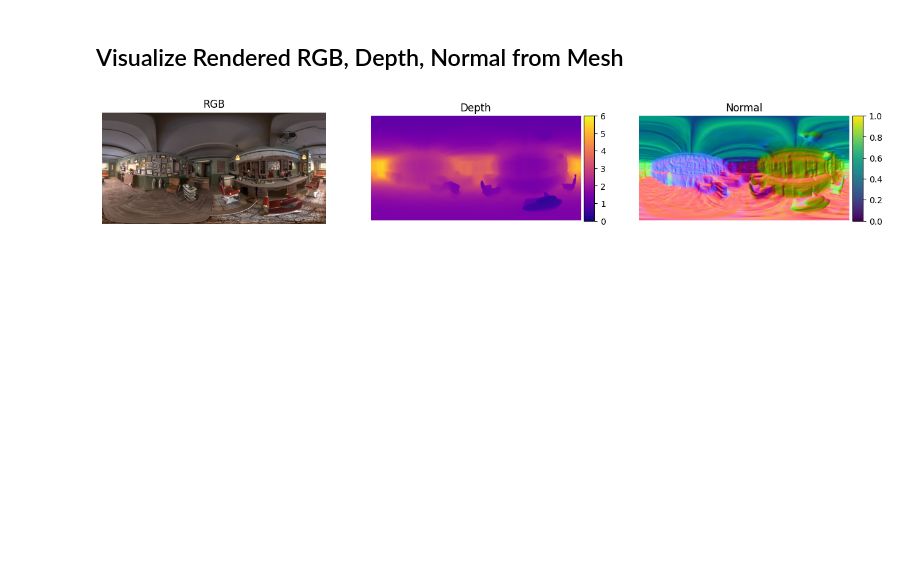
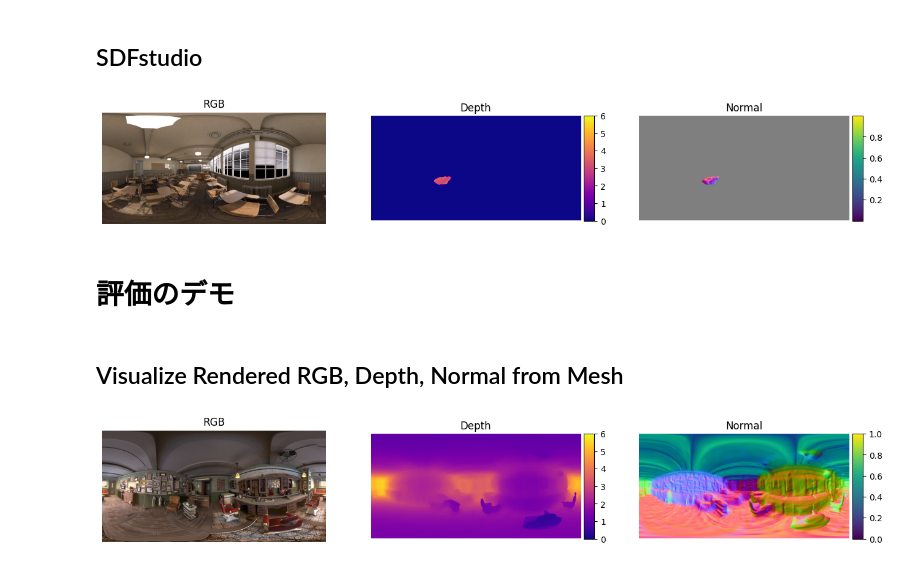
Before and after one commit to gsisaoki/Omnidirectional_Blender_3D_Dataset, a Jupyter notebook: eval_demo.ipynb, the cells around one changed output. Cells and saved outputs as stored; diff of their text form; code cells hidden in the pictures; blank space fills up the shorter version.

```diff
--- a/eval_demo.ipynb
+++ b/eval_demo.ipynb
@@ -14,3 +47,32 @@ from utils.visualize import *
+# %% [markdown]
+## SDFstudio
+# %%
+method = "neus-facto"
+scene = "classroom"
+view_idx = 4
+ply_path = f'/home/jaxa/takama/sdfstudio/meshes/F-{method}-{scene}-Non-Egocentric.ply'
+base_data_dir = f'/home/jaxa/shintaro/datasets/Blender360/{scene}/Non-Egocentric'
+camera_path = os.path.join(base_data_dir, f'cameras/{view_idx:05d}_cam.json')
+gt_rgb_path = os.path.join(base_data_dir, f'images/{view_idx:05d}_rgb.png')
+
+with open(camera_path, 'r') as f:
+    cameras = json.load(f)
+camera_info = cameras[0]
+extrinsics = camera_info["extrinsics"]
+rotation = np.array(extrinsics["rotation"])
+translation = np.array(extrinsics["translation"])
+rotation = np.linalg.inv(rotation)
+translation = -rotation @ np.array(translation)
+
+depth_map, normal_map = equirectangular_renderer_from_mesh(ply_path, width=1600, height=800, origin=translation, rotation=rotation)  # NOTE: scale を乗じていない
+
+from PIL import Image
+rgb = np.array(Image.open(gt_rgb_path))
+visualize_rgb_depth_normal(rgb, depth_map, normal_map, visualize_depth_max=6.0)
+# %% [output]
+[figure, added]
+# %% [markdown]
+# 評価のデモ
 # %%
 ply_path = '/home/jaxa/shintaro/OmniGauSS/Blender360/meshes/00200000.ply'
 gt_ply_path = '/home/jaxa/takama/NeurIPS2025_DB-Trucks/NeurIPS_data-check/barbershop_interior_removed.ply'
```
Also changed, not shown: parts of 4 cells of this notebook, 3 other files.
